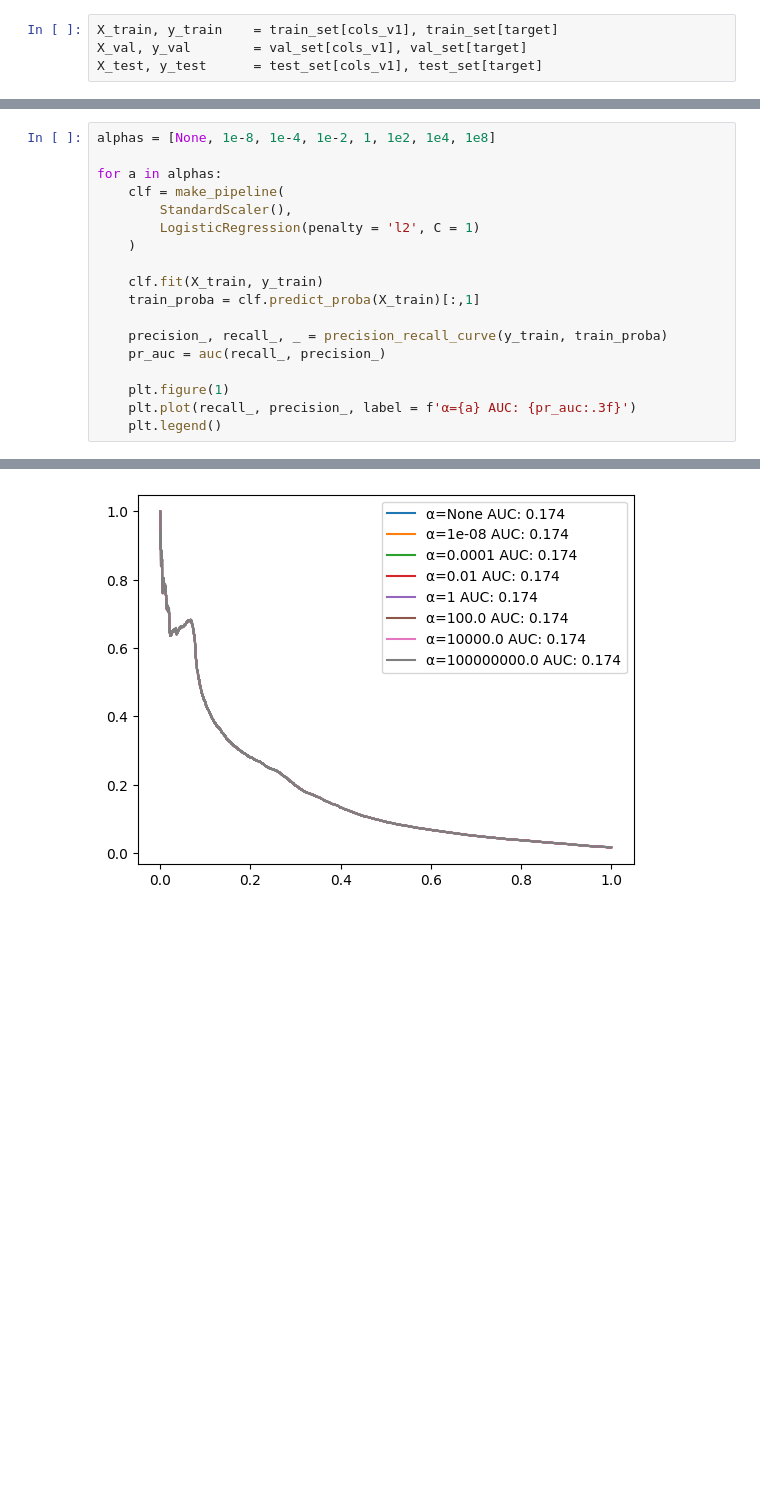
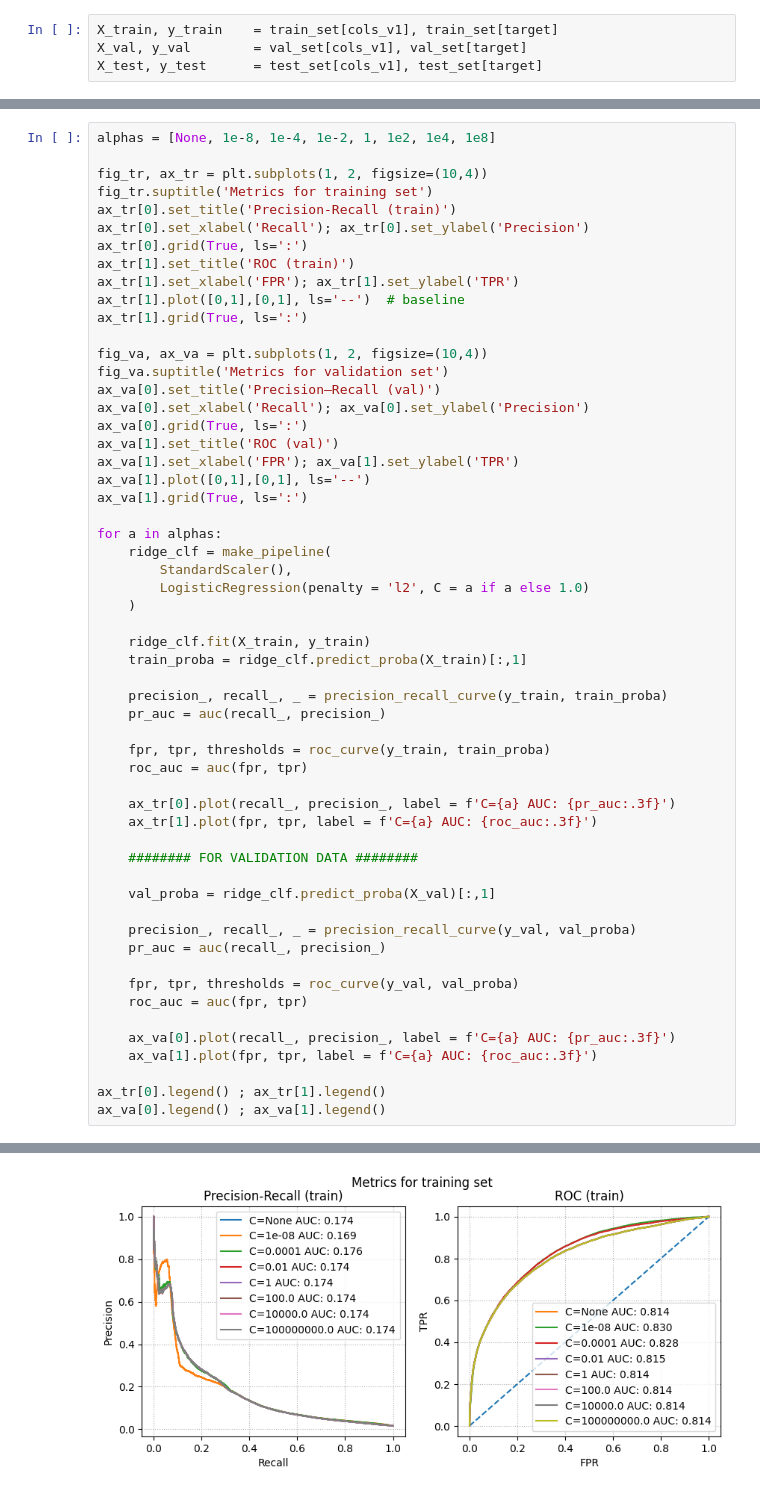
Before and after one commit to jonugaldegv-droid/zrive-ds, a Jupyter notebook: Module3/main3.ipynb, the cells around one changed output, grey strips where cells are left out. Cells and saved outputs as stored; diff of their text form; blank space fills up the shorter version.

Commit message:
Finish training models. Now it is necessary to retrain for best hyperparameters and full train+val set

```diff
--- a/Module3/main3.ipynb
+++ b/Module3/main3.ipynb
@@ -381,19 +381,57 @@ X_test, y_test      = test_set[cols_v1], test_set[target]
 # %%
 alphas = [None, 1e-8, 1e-4, 1e-2, 1, 1e2, 1e4, 1e8]
 
+fig_tr, ax_tr = plt.subplots(1, 2, figsize=(10,4))
+fig_tr.suptitle('Metrics for training set')
+ax_tr[0].set_title('Precision-Recall (train)')
+ax_tr[0].set_xlabel('Recall'); ax_tr[0].set_ylabel('Precision')
+ax_tr[0].grid(True, ls=':')
+ax_tr[1].set_title('ROC (train)')
+ax_tr[1].set_xlabel('FPR'); ax_tr[1].set_ylabel('TPR')
+ax_tr[1].plot([0,1],[0,1], ls='--')  # baseline
+ax_tr[1].grid(True, ls=':')
+
+fig_va, ax_va = plt.subplots(1, 2, figsize=(10,4))
+fig_va.suptitle('Metrics for validation set')
+ax_va[0].set_title('Precision–Recall (val)')
+ax_va[0].set_xlabel('Recall'); ax_va[0].set_ylabel('Precision')
+ax_va[0].grid(True, ls=':')
+ax_va[1].set_title('ROC (val)')
+ax_va[1].set_xlabel('FPR'); ax_va[1].set_ylabel('TPR')
+ax_va[1].plot([0,1],[0,1], ls='--')
+ax_va[1].grid(True, ls=':')
+
 for a in alphas:
-    clf = make_pipeline(
+    ridge_clf = make_pipeline(
         StandardScaler(),
-        LogisticRegression(penalty = 'l2', C = 1)
+        LogisticRegression(penalty = 'l2', C = a if a else 1.0)
     )
 
-    clf.fit(X_train, y_train)
-    train_proba = clf.predict_proba(X_train)[:,1]
+    ridge_clf.fit(X_train, y_train)
+    train_proba = ridge_clf.predict_proba(X_train)[:,1]
 
     precision_, recall_, _ = precision_recall_curve(y_train, train_proba)
     pr_auc = auc(recall_, precision_)
 
-    plt.figure(1)
-    plt.plot(recall_, precision_, label = f'α={a} AUC: {pr_auc:.3f}')
-    plt.legend()
+    fpr, tpr, thresholds = roc_curve(y_train, train_proba)
+    roc_auc = auc(fpr, tpr)
+
+    ax_tr[0].plot(recall_, precision_, label = f'C={a} AUC: {pr_auc:.3f}')
+    ax_tr[1].plot(fpr, tpr, label = f'C={a} AUC: {roc_auc:.3f}')
+
+    ######## FOR VALIDATION DATA ########
+
+    val_proba = ridge_clf.predict_proba(X_val)[:,1]
+
+    precision_, recall_, _ = precision_recall_curve(y_val, val_proba)
+    pr_auc = auc(recall_, precision_)
+
+    fpr, tpr, thresholds = roc_curve(y_val, val_proba)
+    roc_auc = auc(fpr, tpr)
+
+    ax_va[0].plot(recall_, precision_, label = f'C={a} AUC: {pr_auc:.3f}')
+    ax_va[1].plot(fpr, tpr, label = f'C={a} AUC: {roc_auc:.3f}')
+
+ax_tr[0].legend() ; ax_tr[1].legend()
+ax_va[0].legend() ; ax_va[1].legend()
 # %% [output]
@@ -400 +439 @@ for a in alphas:
-[figure, old version]
+[figure, new version]
```
Also changed, not shown: parts of 8 cells of this notebook.
